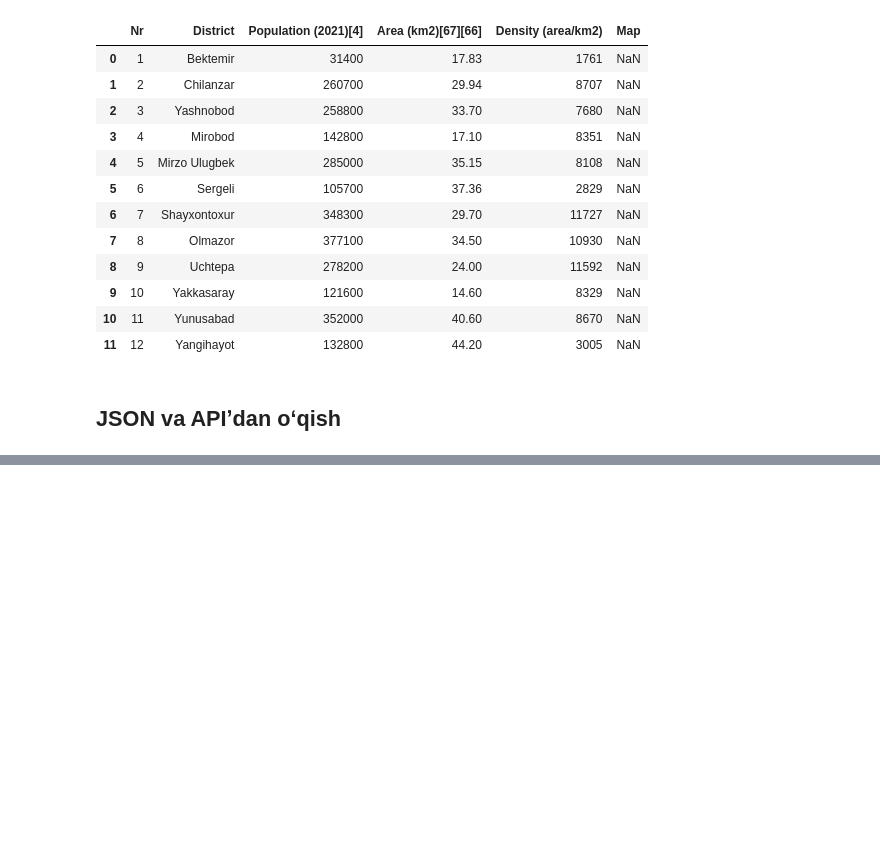
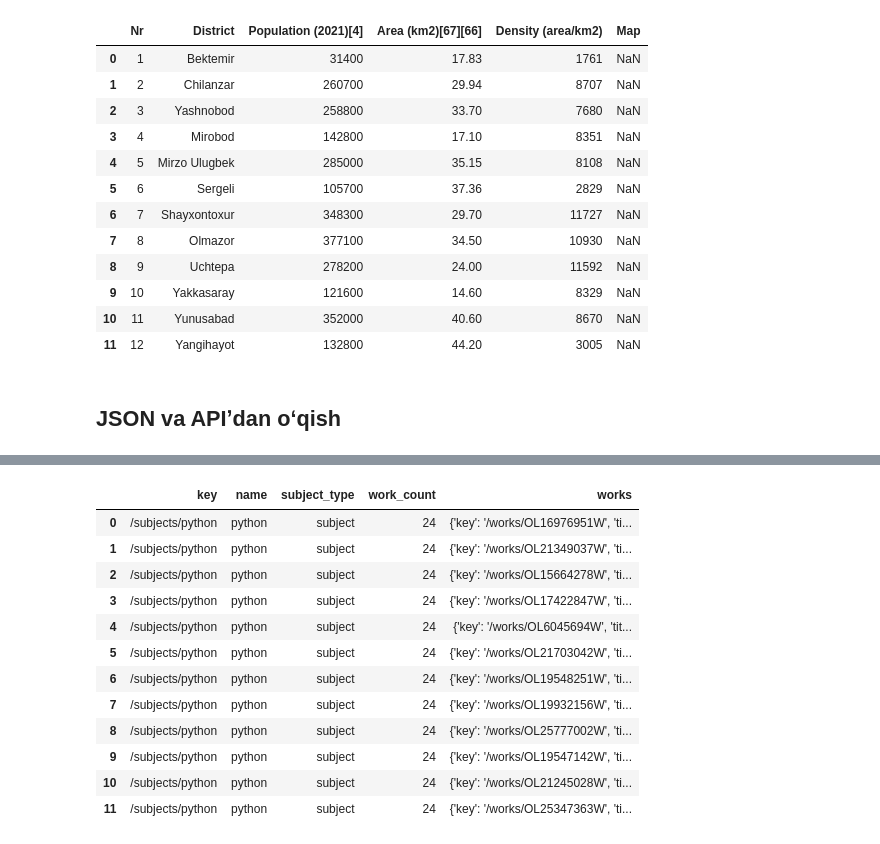
Before and after one commit to ulubeykhuja/mohir_dev_lessons, a Jupyter notebook: 3modul.ipynb, the cells around one changed output, grey strips where cells are left out. Drawn from its saved outputs; the diff is of its cells as text; code cells hidden in the pictures; blank space fills up the shorter version.

```diff
--- a/3modul.ipynb
+++ b/3modul.ipynb
@@ -255,0 +303,16 @@ tashkent[10]
+# %%
+pd.DataFrame(r.json())
+# %% [output]
+|  | key | name | subject_type | work_count | works |
+| 0 | /subjects/python | python | subject | 24 | {'key': '/works/OL16976951W', 'ti... |
+| 1 | /subjects/python | python | subject | 24 | {'key': '/works/OL21349037W', 'ti... |
+| 2 | /subjects/python | python | subject | 24 | {'key': '/works/OL15664278W', 'ti... |
+| 3 | /subjects/python | python | subject | 24 | {'key': '/works/OL17422847W', 'ti... |
+| 4 | /subjects/python | python | subject | 24 | {'key': '/works/OL6045694W', 'tit... |
+| 5 | /subjects/python | python | subject | 24 | {'key': '/works/OL21703042W', 'ti... |
+| 6 | /subjects/python | python | subject | 24 | {'key': '/works/OL19548251W', 'ti... |
+| 7 | /subjects/python | python | subject | 24 | {'key': '/works/OL19932156W', 'ti... |
+| 8 | /subjects/python | python | subject | 24 | {'key': '/works/OL25777002W', 'ti... |
+| 9 | /subjects/python | python | subject | 24 | {'key': '/works/OL19547142W', 'ti... |
+| 10 | /subjects/python | python | subject | 24 | {'key': '/works/OL21245028W', 'ti... |
+| 11 | /subjects/python | python | subject | 24 | {'key': '/works/OL25347363W', 'ti... |
```
Also changed, not shown: parts of 7 cells of this notebook, 1 other file.
